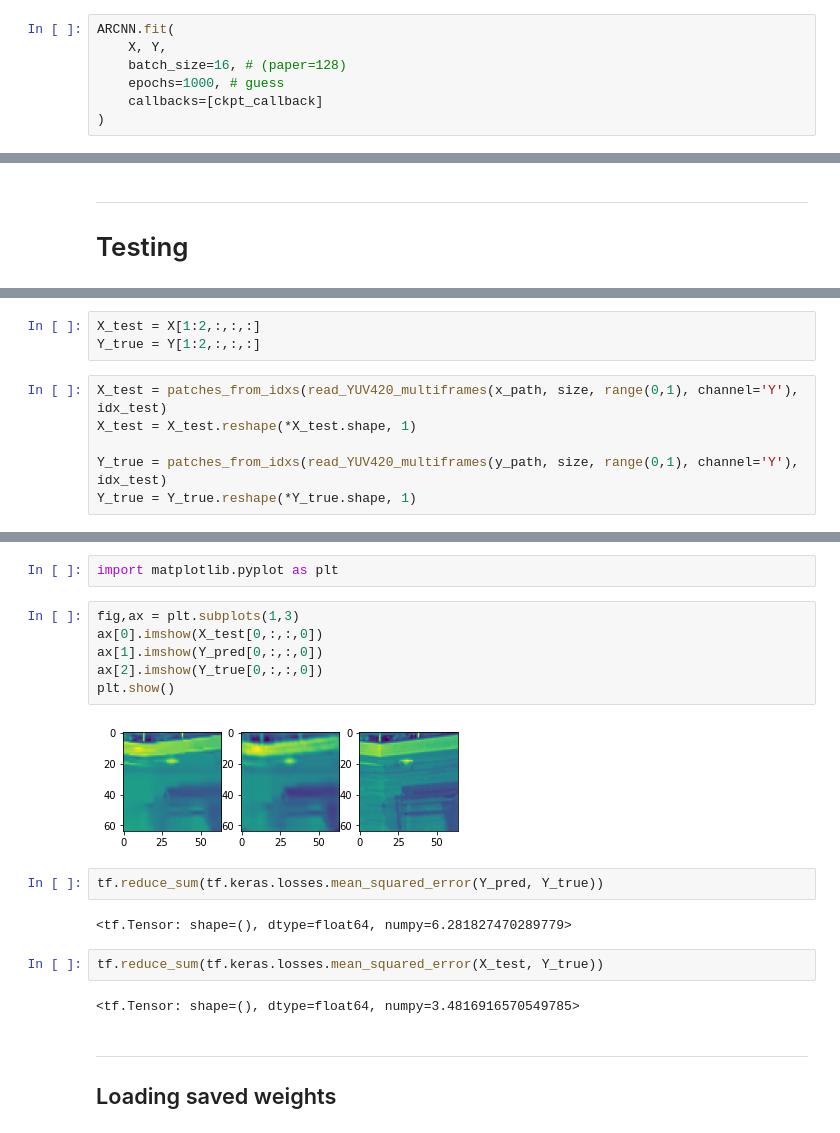
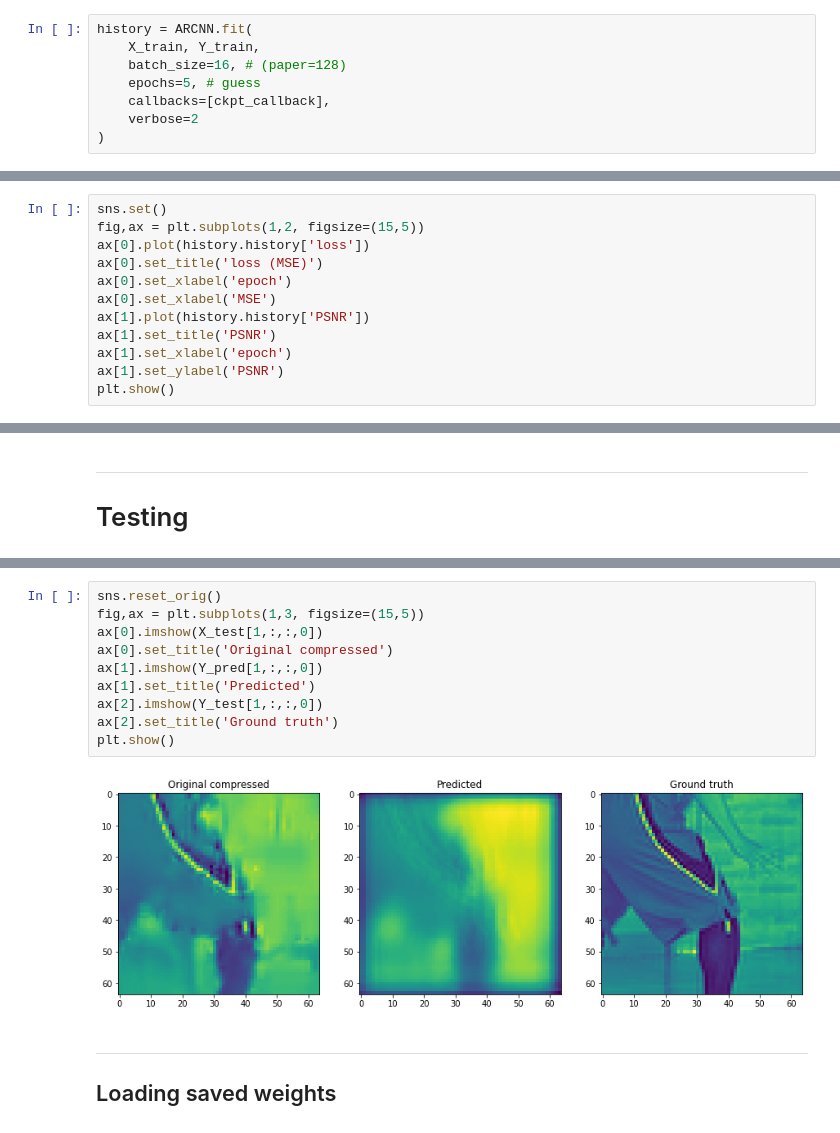
Before and after one commit to pedrorohde/video-coding-utils, a Jupyter notebook: AR-CNN-test.ipynb, the cells around one changed output, grey strips where cells are left out. Drawn from its saved outputs; the diff is of its cells as text.

Commit message:
train/test split, loss/PSNR plots

```diff
--- a/AR-CNN-test.ipynb
+++ b/AR-CNN-test.ipynb
@@ -104,9 +122,10 @@ ckpt_callback = tf.keras.callbacks.ModelCheckpoint(
 )
 # %%
-ARCNN.fit(
-    X, Y,
+history = ARCNN.fit(
+    X_train, Y_train,
     batch_size=16, # (paper=128)
-    epochs=1000, # guess
-    callbacks=[ckpt_callback]
+    epochs=5, # guess
+    callbacks=[ckpt_callback],
+    verbose=2
 )
 # %% [output]
@@ -130,0 +142,12 @@ Epoch 01000: saving model to checkpoints/ARCNN
+# %%
+sns.set()
+fig,ax = plt.subplots(1,2, figsize=(15,5))
+ax[0].plot(history.history['loss'])
+ax[0].set_title('loss (MSE)')
+ax[0].set_xlabel('epoch')
+ax[0].set_xlabel('MSE')
+ax[1].plot(history.history['PSNR'])
+ax[1].set_title('PSNR')
+ax[1].set_xlabel('epoch')
+ax[1].set_ylabel('PSNR')
+plt.show()
@@ -136,9 +158,0 @@ idx_test = n_random_slices(1, range(0,1), size, (64,64))
-# %%
-X_test = X[1:2,:,:,:]
-Y_true = Y[1:2,:,:,:]
-# %%
-X_test = patches_from_idxs(read_YUV420_multiframes(x_path, size, range(0,1), channel='Y'), idx_test)
-X_test = X_test.reshape(*X_test.shape, 1)
-
-Y_true = patches_from_idxs(read_YUV420_multiframes(y_path, size, range(0,1), channel='Y'), idx_test)
-Y_true = Y_true.reshape(*Y_true.shape, 1)
@@ -151,21 +164,15 @@ Y_pred = ARCNN.predict(X_test)
-# %%
-import matplotlib.pyplot as plt
 # %%
-fig,ax = plt.subplots(1,3)
-ax[0].imshow(X_test[0,:,:,0])
-ax[1].imshow(Y_pred[0,:,:,0])
-ax[2].imshow(Y_true[0,:,:,0])
+sns.reset_orig()
+fig,ax = plt.subplots(1,3, figsize=(15,5))
+ax[0].imshow(X_test[1,:,:,0])
+ax[0].set_title('Original compressed')
+ax[1].imshow(Y_pred[1,:,:,0])
+ax[1].set_title('Predicted')
+ax[2].imshow(Y_test[1,:,:,0])
+ax[2].set_title('Ground truth')
 plt.show()
 # %% [output]
-[figure, old version]
+[figure, new version]
-# %%
-tf.reduce_sum(tf.keras.losses.mean_squared_error(Y_pred, Y_true))
-# %% [output]
-<tf.Tensor: shape=(), dtype=float64, numpy=6.281827470289779>
-# %%
-tf.reduce_sum(tf.keras.losses.mean_squared_error(X_test, Y_true))
-# %% [output]
-<tf.Tensor: shape=(), dtype=float64, numpy=3.4816916570549785>
 # %% [markdown]
 ---
 ## Loading saved weights
```
Also changed, not shown: parts of 22 cells of this notebook, 3 other files.
